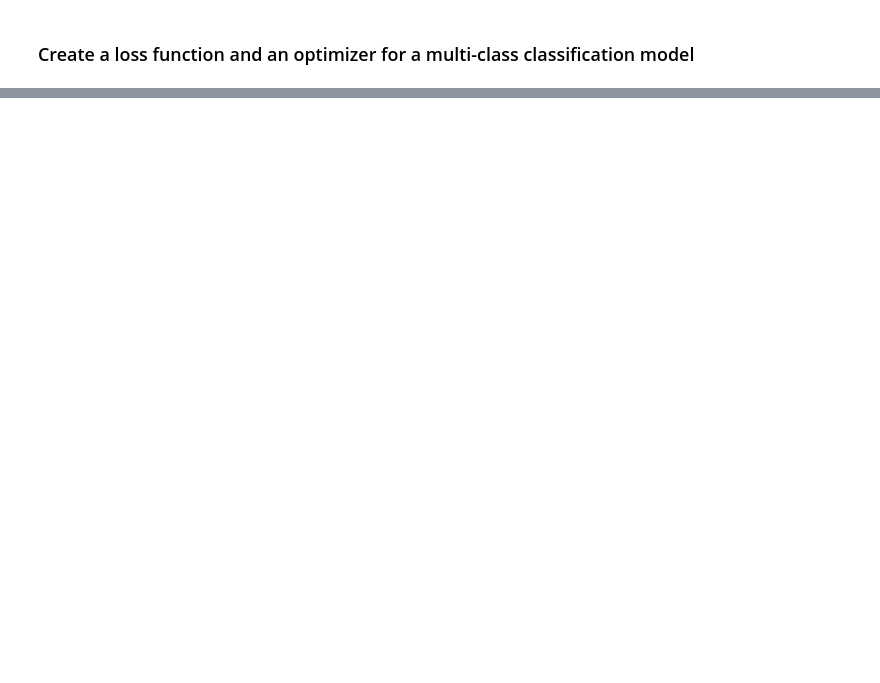
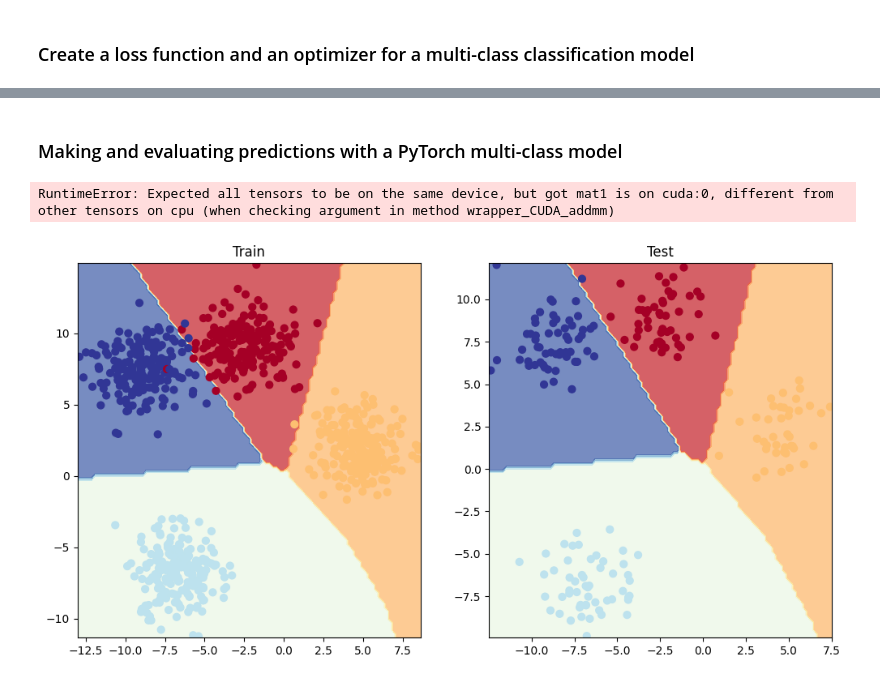
Before and after one commit to DinoKiller0607/My_Pytorch_Notes, a Jupyter notebook: 02_pytorch_classification.ipynb, the cells around one changed output, grey strips where cells are left out. Saved outputs shown, nothing was run; the diff lists cells and outputs as text; code cells hidden in the pictures; blank space fills up the shorter version.

```diff
--- a/02_pytorch_classification.ipynb
+++ b/02_pytorch_classification.ipynb
@@ -1086,0 +1166,36 @@ optimizer = torch.optim.SGD(params=model_4.parameters(),
+# %%
+# Fit the multi-class model to the data
+torch.manual_seed(42)
+torch.cuda.manual_seed(42)
+
+# Set number of epochs
+epochs = 100
+
+# Put data to the target device
+X_blob_train, y_blob_train = X_blob_train.to(device), y_blob_train.to(device)
+X_blob_test, y_blob_test = X_blob_test.to(device), y_blob_test.to(device)
+
+# Loop through the data
+for epoch in range(epochs):
+  ### Training
+  model_4.train()
+  y_logits = model_4(X_blob_train)
+  y_pred = torch.softmax(y_logits, dim=1).argmax(dim=1)
+
+  loss = loss_fn(y_logits, y_blob_train)
+  acc = accuracy_fn(y_true=y_blob_train,
+                    y_pred=y_pred)
+  optimizer.zero_grad()
+  loss.backward()
+  optimizer.step()
+  ### Testing
+  model_4.eval()
+  with torch.inference_mode():
+    test_logits = model_4(X_blob_test)
+    test_pred = torch.softmax(test_logits, dim=1).argmax(dim=1)
+    test_loss = loss_fn(test_logits, y_blob_test)
+    test_acc = accuracy_fn(y_true=y_blob_test,
+                           y_pred=test_pred)
+  # Print out what's happening
+  if epoch % 10 == 0:
+    print(f"Epoch: {epoch} | Train Loss: {loss} | Train Accuracy: {acc} | Test Loss: {test_loss} | Test Accuracy: {test_acc}")
@@ -1086,0 +1213,20 @@ optimizer = torch.optim.SGD(params=model_4.parameters(),
+# %% [markdown]
+### Making and evaluating predictions with a PyTorch multi-class model
+# %%
+# Making predictions
+model_4.eval()
+with torch.inference_mode():
+  y_logits = model_4(X_blob_test)
+y_logits[:10]
+# %% [output]
+RuntimeError: Expected all tensors to be on the same device, but got mat1 is on cuda:0, different from other tensors on cpu (when checking argument in method wrapper_CUDA_addmm)
+# %%
+plt.figure(figsize= (12, 6))
+plt.subplot(1, 2, 1)
+plt.title("Train")
+plot_decision_boundary(model_4, X_blob_train, y_blob_train)
+plt.subplot(1, 2, 2)
+plt.title("Test")
+plot_decision_boundary(model_4, X_blob_test, y_blob_test)
+# %% [output]
+[figure, added]
```
Also changed, not shown: parts of 39 cells of this notebook.
